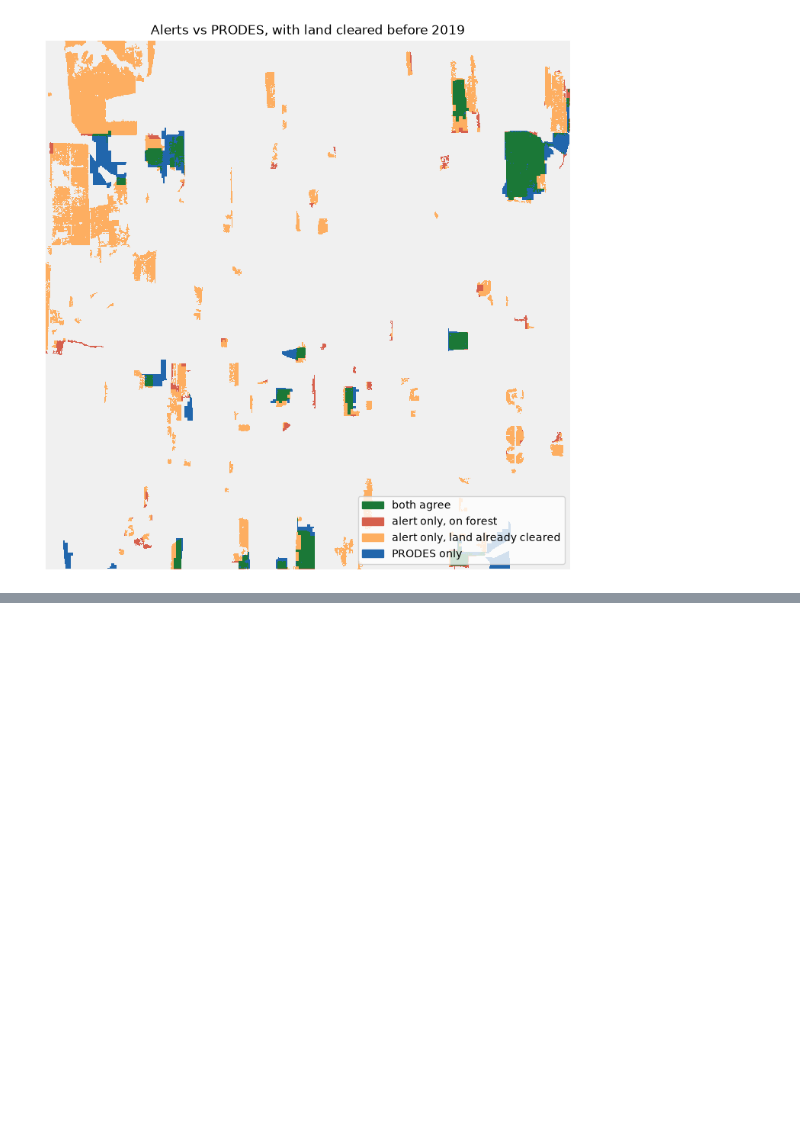
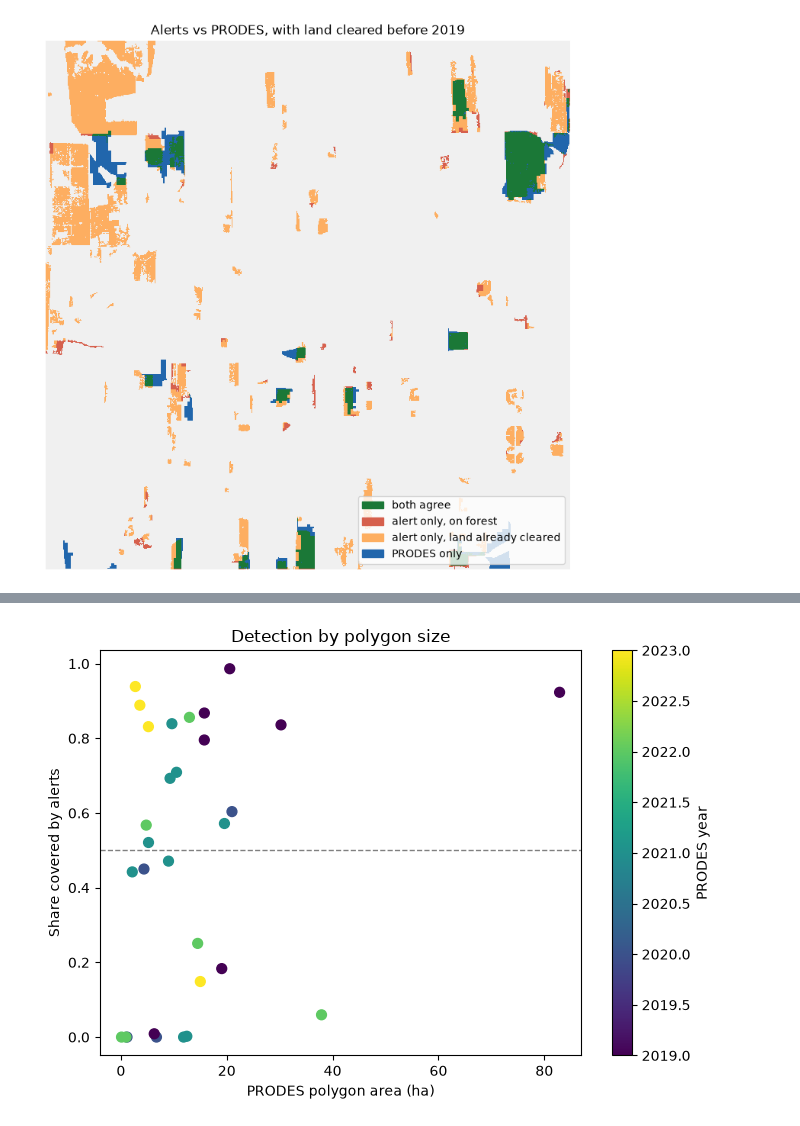
Before and after one commit to AngelicaIseni/Deforestation-Detection, a Jupyter notebook: Validation.ipynb, the cells around one changed output, grey strips where cells are left out. Saved outputs shown, nothing was run; the diff lists cells and outputs as text; code cells hidden in the pictures; blank space fills up the shorter version.

```diff
--- a/Validation.ipynb
+++ b/Validation.ipynb
@@ -377,0 +445,14 @@ plt.show()
+# %%
+fig, ax = plt.subplots(figsize=(7, 5))
+points = ax.scatter(prodes_utm["area_ha"], prodes_utm["coverage"],
+                    c=prodes_utm["year"], cmap="viridis", s=50)
+fig.colorbar(points, ax=ax, label="PRODES year")
+ax.axhline(FOUND_THRESHOLD, color="gray", linestyle="--", linewidth=1)
+ax.set_xlabel("PRODES polygon area (ha)")
+ax.set_ylabel("Share covered by alerts")
+ax.set_title("Detection by polygon size")
+plt.tight_layout()
+plt.savefig("outputs/detection_by_size.png", dpi=150)
+plt.show()
+# %% [output]
+[figure, added]
```
Also changed, not shown: parts of 6 cells of this notebook, 2 other files.
